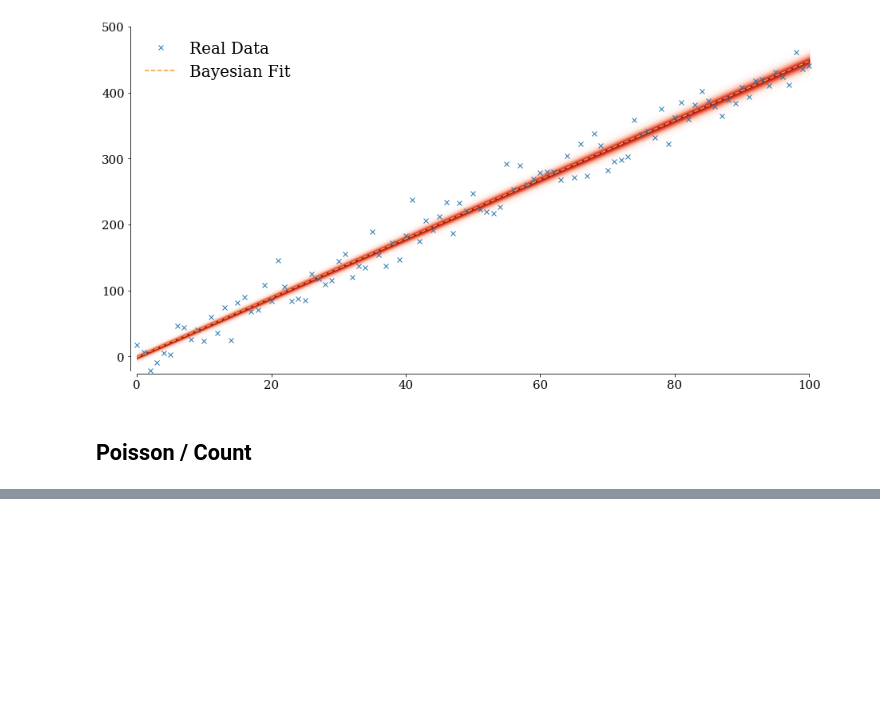
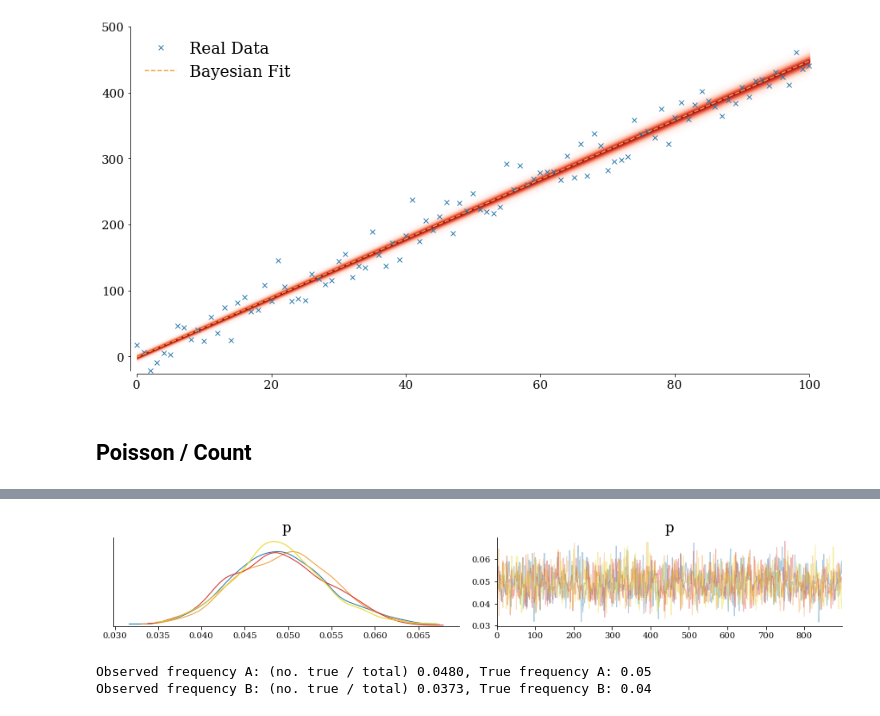
Before and after one commit to joeycrossy/personal_projects, a Jupyter notebook: Bayesian_Inference/Bayesian_Examples.ipynb, the cells around one changed output, grey strips where cells are left out. Cells and saved outputs as stored; diff of their text form; code cells hidden in the pictures; blank space fills up the shorter version.

```diff
--- a/Bayesian_Inference/Bayesian_Examples.ipynb
+++ b/Bayesian_Inference/Bayesian_Examples.ipynb
@@ -145,0 +255,4 @@ plt.show()
+# %%
+az.plot_trace(burned_trace);
+# %% [output]
+[figure, added]
@@ -145,0 +272,6 @@ plt.show()
+# %%
+print(f"Observed frequency A: (no. true / total) {np.mean(occurrences_A):.4f}, True frequency A: {p_A}" )
+print(f"Observed frequency B: (no. true / total) {np.mean(occurrences_B):.4f}, True frequency B: {p_B}" )
+# %% [output]
+Observed frequency A: (no. true / total) 0.0480, True frequency A: 0.05
+Observed frequency B: (no. true / total) 0.0373, True frequency B: 0.04
```
Also changed, not shown: parts of 46 cells of this notebook, 2 other files.
